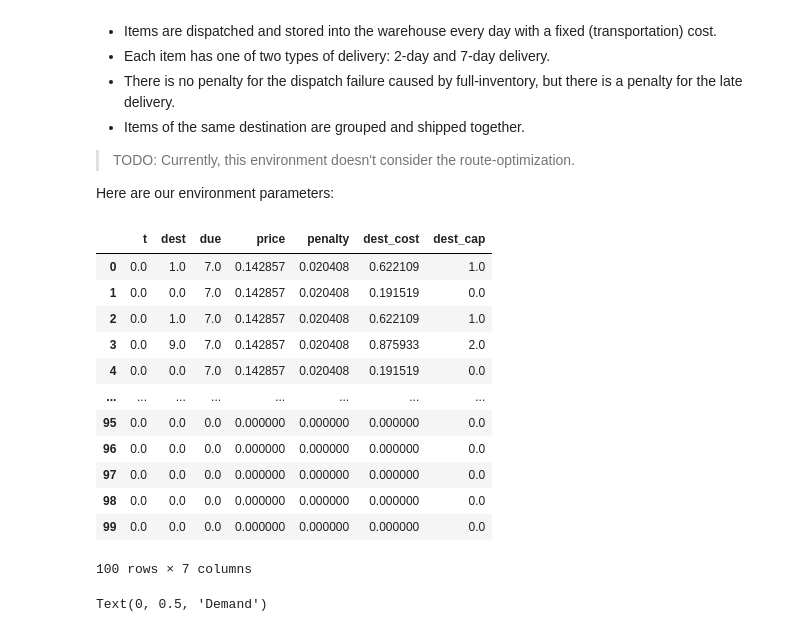
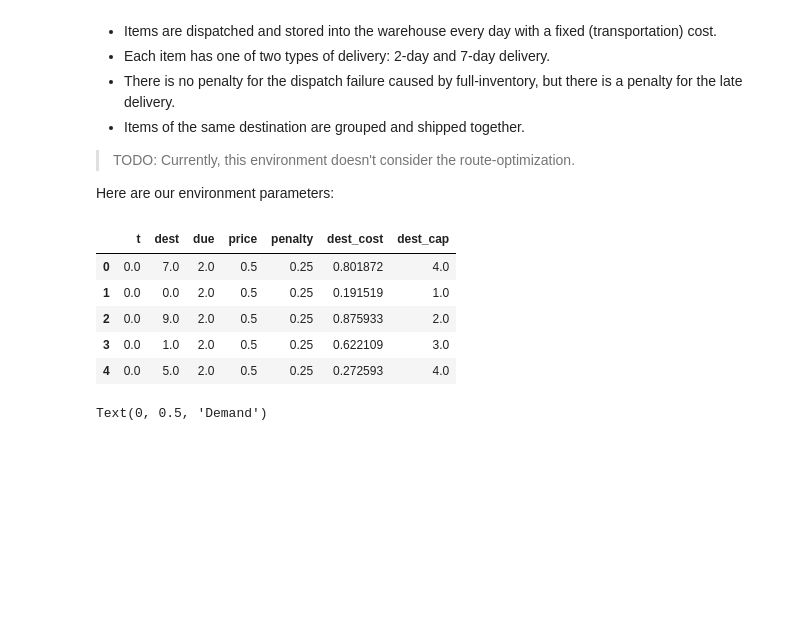
Before and after one commit to loomlike/relearn, a Jupyter notebook: example_logistics.ipynb, the cells around one changed output. Cells and saved outputs as stored; diff of their text form; code cells hidden in the pictures; blank space fills up the shorter version.

```diff
--- a/example_logistics.ipynb
+++ b/example_logistics.ipynb
@@ -52,27 +52,20 @@ SEED = 1234
 # %%
 env = SimpleLogistics(
     T=NUM_EPISODES,
     capacity=WAREHOUSE_CAPACITY,
     delivery_capacity=DELIVERY_CAPACITY,
     num_destinations=NUM_DESTINATIONS,
     demand_fn=AVG_DEMAND,
     seed=SEED,
 )
-env.render()
+env.render('df').head(5)
 # %% [output]
 |  | t | dest | due | price | penalty | dest_cost | dest_cap |
-| 0 | 0.0 | 1.0 | 7.0 | 0.142857 | 0.020408 | 0.622109 | 1.0 |
-| 1 | 0.0 | 0.0 | 7.0 | 0.142857 | 0.020408 | 0.191519 | 0.0 |
-| 2 | 0.0 | 1.0 | 7.0 | 0.142857 | 0.020408 | 0.622109 | 1.0 |
-| 3 | 0.0 | 9.0 | 7.0 | 0.142857 | 0.020408 | 0.875933 | 2.0 |
-| 4 | 0.0 | 0.0 | 7.0 | 0.142857 | 0.020408 | 0.191519 | 0.0 |
-| ... | ... | ... | ... | ... | ... | ... | ... |
-| 95 | 0.0 | 0.0 | 0.0 | 0.000000 | 0.000000 | 0.000000 | 0.0 |
-| 96 | 0.0 | 0.0 | 0.0 | 0.000000 | 0.000000 | 0.000000 | 0.0 |
-| 97 | 0.0 | 0.0 | 0.0 | 0.000000 | 0.000000 | 0.000000 | 0.0 |
-| 98 | 0.0 | 0.0 | 0.0 | 0.000000 | 0.000000 | 0.000000 | 0.0 |
-| 99 | 0.0 | 0.0 | 0.0 | 0.000000 | 0.000000 | 0.000000 | 0.0 |
+| 0 | 0.0 | 7.0 | 2.0 | 0.5 | 0.25 | 0.801872 | 4.0 |
+| 1 | 0.0 | 0.0 | 2.0 | 0.5 | 0.25 | 0.191519 | 1.0 |
+| 2 | 0.0 | 9.0 | 2.0 | 0.5 | 0.25 | 0.875933 | 2.0 |
+| 3 | 0.0 | 1.0 | 2.0 | 0.5 | 0.25 | 0.622109 | 3.0 |
+| 4 | 0.0 | 5.0 | 2.0 | 0.5 | 0.25 | 0.272593 | 4.0 |
-100 rows × 7 columns
 # %%
 # Visualize demand functions
 env.reset(SEED)
```
Also changed, not shown: parts of 12 cells of this notebook, 1 other file.
